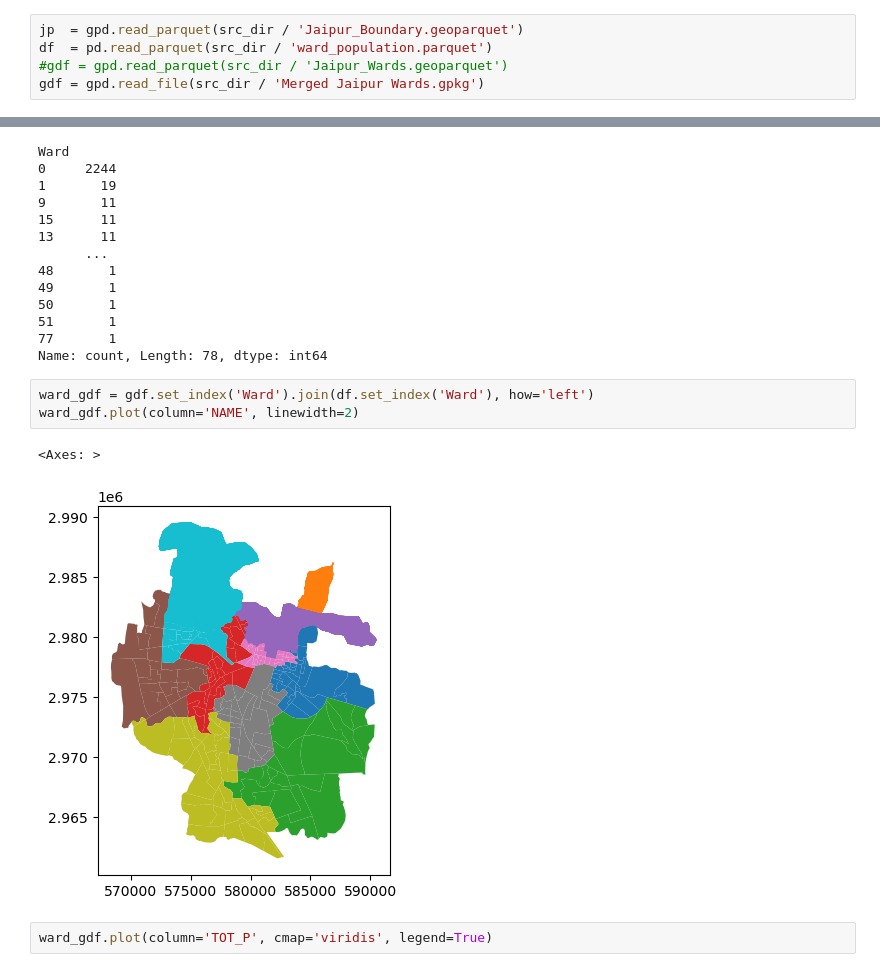
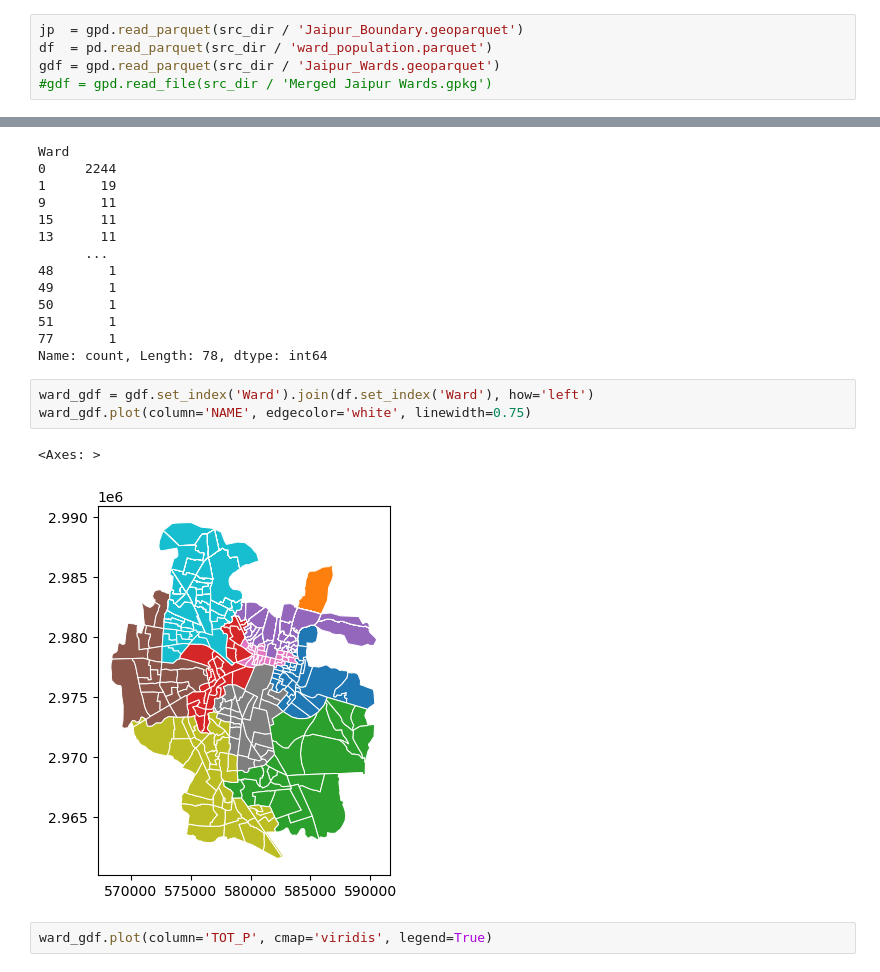
Before and after one commit to jreades/jaipur, a Jupyter notebook: practicals/Linking_Data.ipynb, the cells around one changed output, grey strips where cells are left out. Cells and saved outputs as stored; diff of their text form.

```diff
--- a/practicals/Linking_Data.ipynb
+++ b/practicals/Linking_Data.ipynb
@@ -13,8 +13,8 @@ src_dir = Path.home() / Path('work/data/clean')
 # %%
 jp  = gpd.read_parquet(src_dir / 'Jaipur_Boundary.geoparquet')
 df  = pd.read_parquet(src_dir / 'ward_population.parquet')
-#gdf = gpd.read_parquet(src_dir / 'Jaipur_Wards.geoparquet')
-gdf = gpd.read_file(src_dir / 'Merged Jaipur Wards.gpkg')
+gdf = gpd.read_parquet(src_dir / 'Jaipur_Wards.geoparquet')
+#gdf = gpd.read_file(src_dir / 'Merged Jaipur Wards.gpkg')
 # %%
 print(f"There are {gdf.shape[0]} rows.")
 print(f"The columns are: {', '.join(gdf.columns.to_list())}")
@@ -72,10 +103,10 @@ Ward
 Name: count, Length: 78, dtype: int64
 # %%
 ward_gdf = gdf.set_index('Ward').join(df.set_index('Ward'), how='left')
-ward_gdf.plot(column='NAME', linewidth=2)
+ward_gdf.plot(column='NAME', edgecolor='white', linewidth=0.75)
 # %% [output]
 <Axes: >
-[figure, old version]
+[figure, new version]
 # %%
 ward_gdf.plot(column='TOT_P', cmap='viridis', legend=True)
 # %% [output]
```
Also changed, not shown: parts of 4 cells of this notebook, 4 other files.
